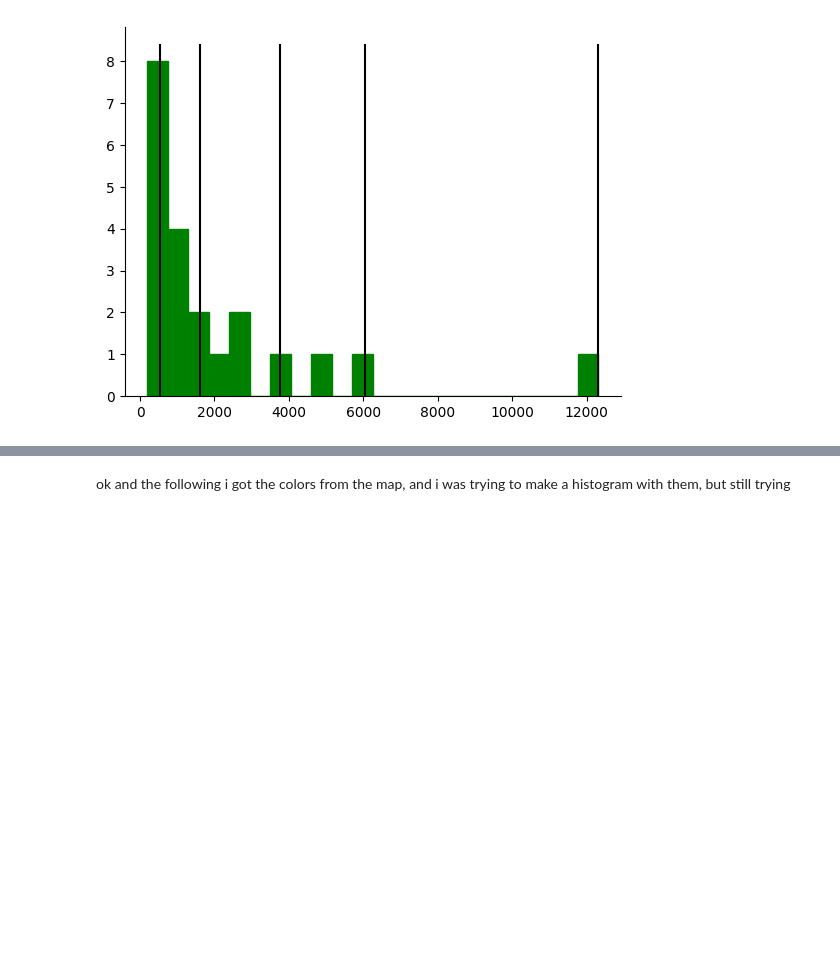
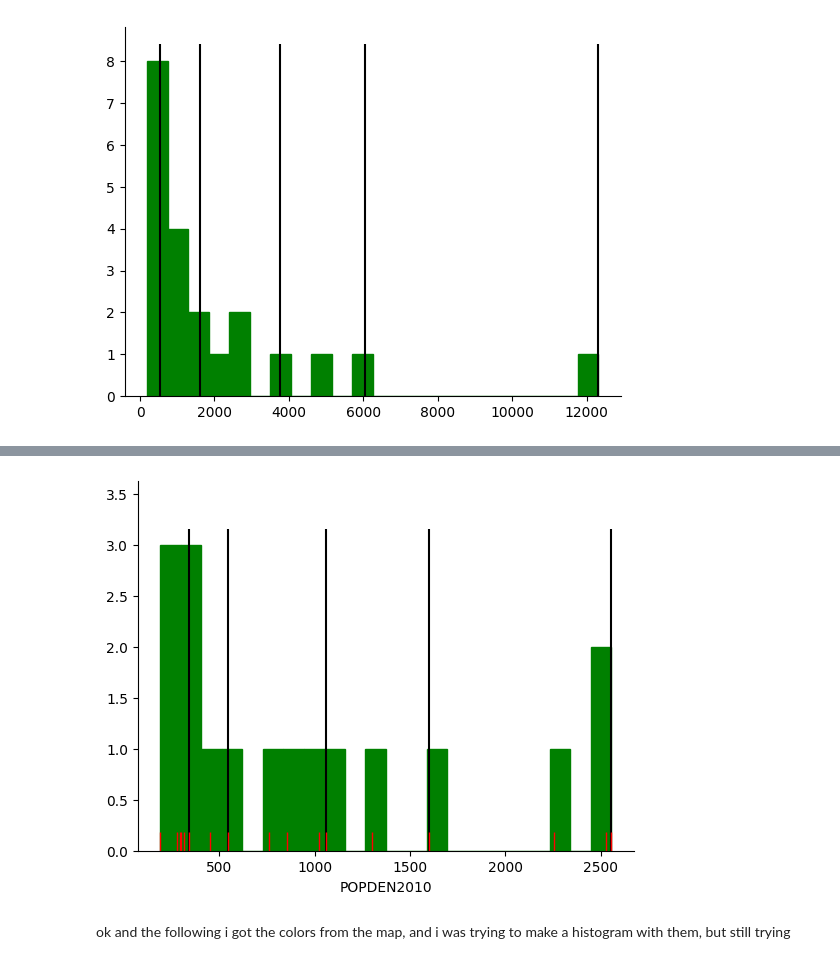
Before and after one commit to theaok/gisPy, a Jupyter notebook: geoda.ipynb, the cells around one changed output, grey strips where cells are left out. Drawn from its saved outputs; the diff is of its cells as text; code cells hidden in the pictures; blank space fills up the shorter version.

```diff
--- a/geoda.ipynb
+++ b/geoda.ipynb
@@ -373,3 +385,11 @@ bins.plot_histogram(color='green',edgecolor='green',bins=22)
+# %%
+#zoom in onto lower classes
+bins3 =  mapclassify.NaturalBreaks(njC3['POPDEN2010'], k=5)
+njC3=njC[njC['POPDEN2010']<3000]
+ax=bins3.plot_histogram(color='green',edgecolor='green',bins=22)
+sns.rugplot(njC3["POPDEN2010"], height=0.05, color="red", ax=ax);
+# %% [output]
+[figure, added]
 # %% [markdown]
 ok and the following i got the colors from the map, and i was trying to make a histogram with them, but still trying
 # %%
```
Also changed, not shown: parts of 3 cells of this notebook.
